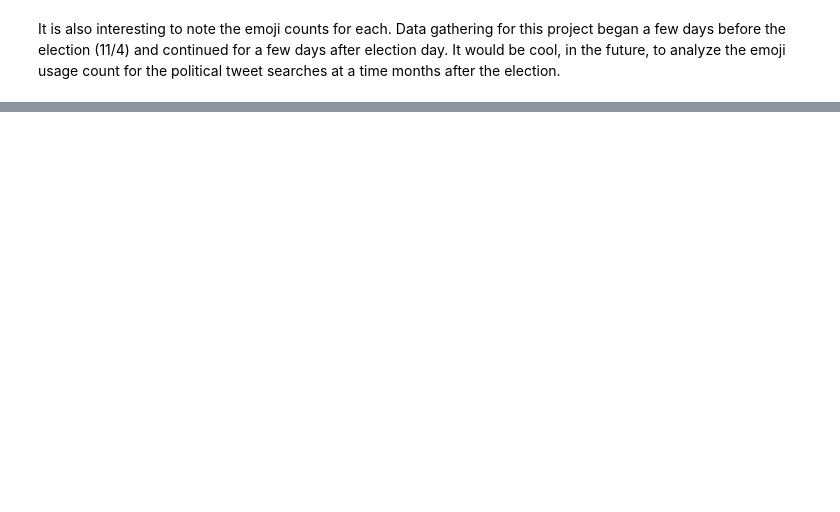
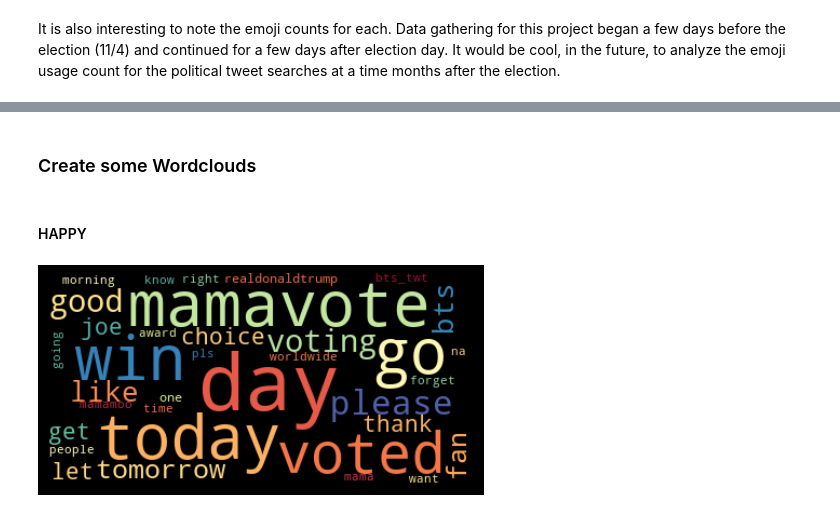
Before and after one commit to bmccabe96/Emoji_Analysis, a Jupyter notebook: Analysis/Exploratory_Analysis_NEW.ipynb, the cells around one changed output, grey strips where cells are left out. Saved outputs shown, nothing was run; the diff lists cells and outputs as text; code cells hidden in the pictures; blank space fills up the shorter version.

```diff
--- a/Analysis/Exploratory_Analysis_NEW.ipynb
+++ b/Analysis/Exploratory_Analysis_NEW.ipynb
@@ -417,2 +482,5 @@ However, NLP processing, especially the use of TF IDF, will likely find the diff
 # %% [markdown]
 It is also interesting to note the emoji counts for each. Data gathering for this project began a few days before the election (11/4) and continued for a few days after election day. It would be cool, in the future, to analyze the emoji usage count for the political tweet searches at a time months after the election.
+# %%
+new_df['profanity'] = new_df.tweet.progress_apply(check_profanity)
+new_df['subjectivity'] = new_df.tweet.progress_apply(get_subjectivity)
@@ -418,0 +496,42 @@ It is also interesting to note the emoji counts for each. Data gathering for thi
+# %% [markdown]
+### Create some Wordclouds
+# %%
+def make_word_cloud(new_df, emoji, file_description):
+    df_freq = new_df[new_df['top_emoji']==emoji]
+    data = df_freq['tweet']
+    processed = list(map(clean_txt, data))
+
+    flat = [item.split() for item in processed]
+    flat_2 = []
+    for row in flat:
+        for word in row:
+            flat_2.append(word)
+    freq = FreqDist(flat_2)
+    bar_counts = [x[1] for x in freq.most_common(40)]
+    bar_words = [x[0] for x in freq.most_common(40)]
+
+    dictionary = dict(zip(bar_words, bar_counts))
+
+    # SET THE TWITTER SEARCH KEYWORDS TO ZERO, WANT TO SEE WORDS ASIDE FROM THOSE (THEY ARE MOST FREQURNT FOR OBV REASONS)
+    dictionary['vote'] = 0
+    dictionary['trump'] = 0
+    dictionary['biden'] = 0
+    dictionary['election'] = 0
+    dictionary['president'] = 0
+
+    # Create the word cloud:
+    wordcloud = WordCloud(colormap='Spectral').generate_from_frequencies(dictionary)
+    # Display the generated image w/ matplotlib:
+    plt.figure(figsize=(6,6), facecolor='k')
+    plt.imshow(wordcloud, interpolation='bilinear')
+    plt.axis("off")
+    plt.tight_layout(pad=0)
+    # Uncomment the next line if you want to save your image:
+    plt.savefig('../pics/{}_wordcloud.png'.format(file_description))
+    plt.show()
+# %% [markdown]
+#### HAPPY
+# %%
+make_word_cloud(new_df, '😊', 'happy')
+# %% [output]
+[figure, added]
```
Also changed, not shown: parts of 41 cells of this notebook, 9 other files.
